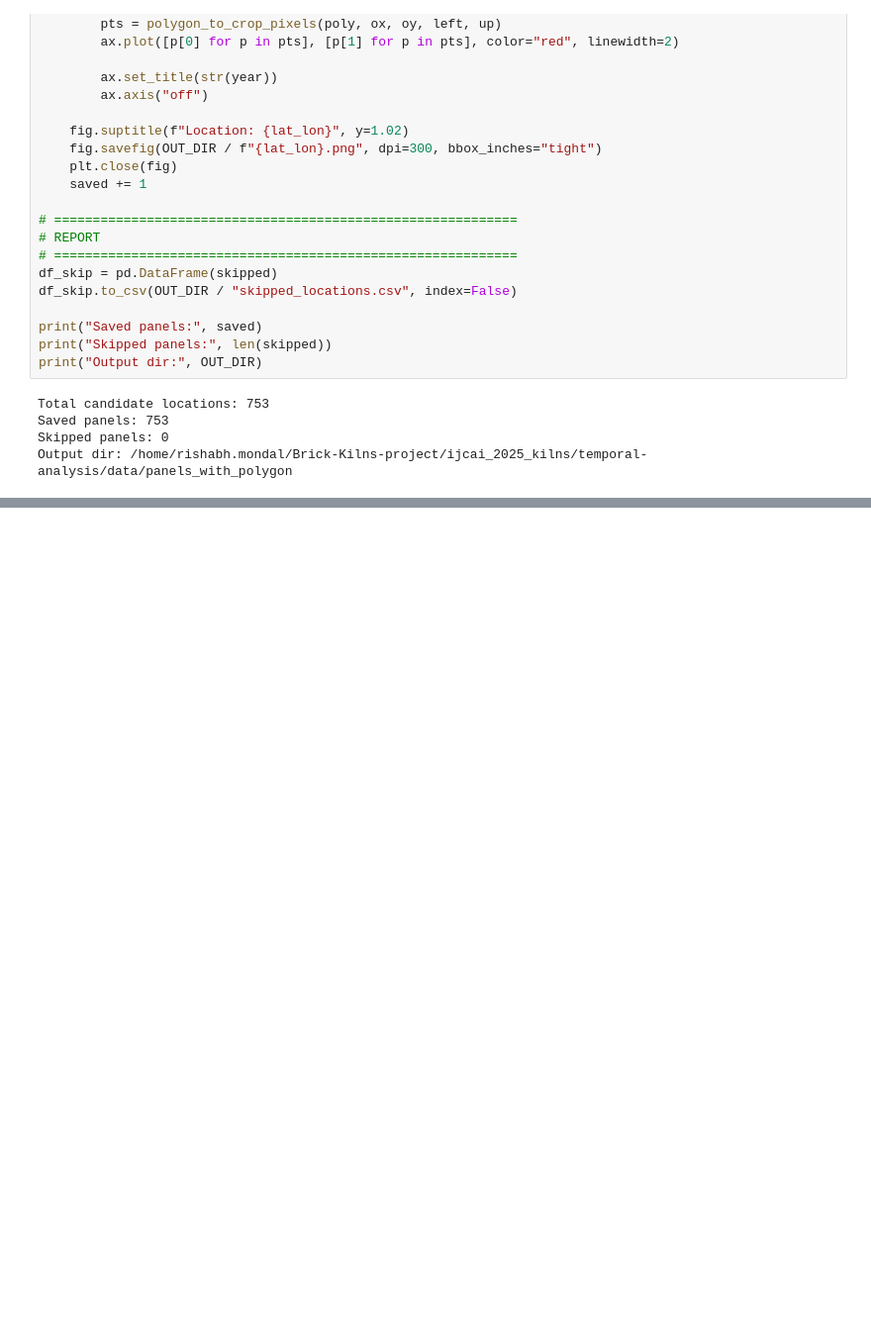
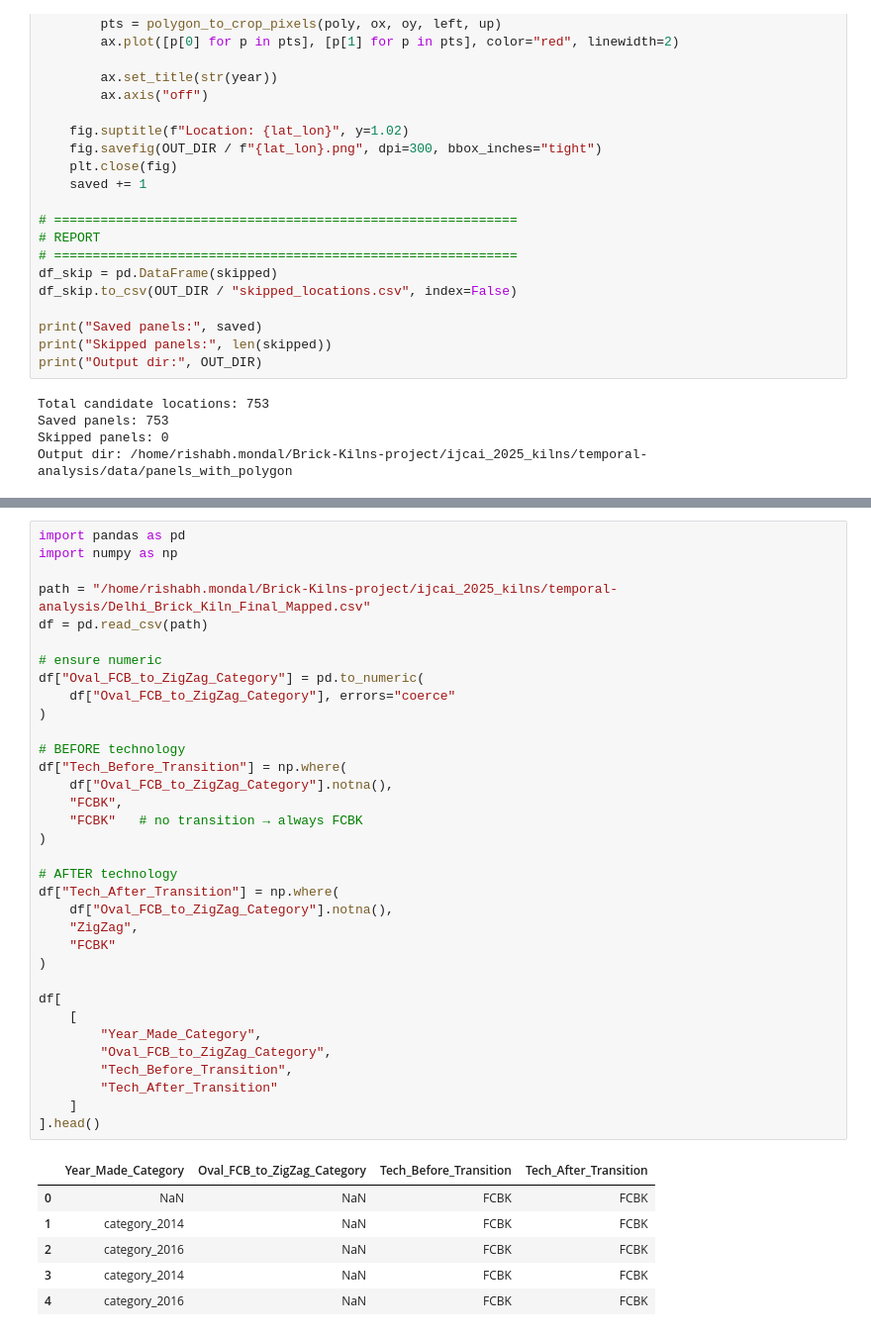
Before and after one commit to rishabh-mondal/temporal-analysis, a Jupyter notebook: arcgis_data_download.ipynb, the cells around one changed output, grey strips where cells are left out. Shown at 99% size. Drawn from its saved outputs; the diff is of its cells as text; blank space fills up the shorter version.

```diff
--- a/arcgis_data_download.ipynb
+++ b/arcgis_data_download.ipynb
@@ -1012,0 +1330,41 @@ Output dir: /home/rishabh.mondal/Brick-Kilns-project/ijcai_2025_kilns/temporal-a
+# %%
+import pandas as pd
+import numpy as np
+
+path = "/home/rishabh.mondal/Brick-Kilns-project/ijcai_2025_kilns/temporal-analysis/Delhi_Brick_Kiln_Final_Mapped.csv"
+df = pd.read_csv(path)
+
+# ensure numeric
+df["Oval_FCB_to_ZigZag_Category"] = pd.to_numeric(
+    df["Oval_FCB_to_ZigZag_Category"], errors="coerce"
+)
+
+# BEFORE technology
+df["Tech_Before_Transition"] = np.where(
+    df["Oval_FCB_to_ZigZag_Category"].notna(),
+    "FCBK",
+    "FCBK"   # no transition → always FCBK
+)
+
+# AFTER technology
+df["Tech_After_Transition"] = np.where(
+    df["Oval_FCB_to_ZigZag_Category"].notna(),
+    "ZigZag",
+    "FCBK"
+)
+
+df[
+    [
+        "Year_Made_Category",
+        "Oval_FCB_to_ZigZag_Category",
+        "Tech_Before_Transition",
+        "Tech_After_Transition"
+    ]
+].head()
+# %% [output]
+|  | Year_Made_Category | Oval_FCB_to_ZigZag_Category | Tech_Before_Transition | Tech_After_Transition |
+| 0 | NaN | NaN | FCBK | FCBK |
+| 1 | category_2014 | NaN | FCBK | FCBK |
+| 2 | category_2016 | NaN | FCBK | FCBK |
+| 3 | category_2014 | NaN | FCBK | FCBK |
+| 4 | category_2016 | NaN | FCBK | FCBK |
```
Also changed, not shown: parts of 4 cells of this notebook.
